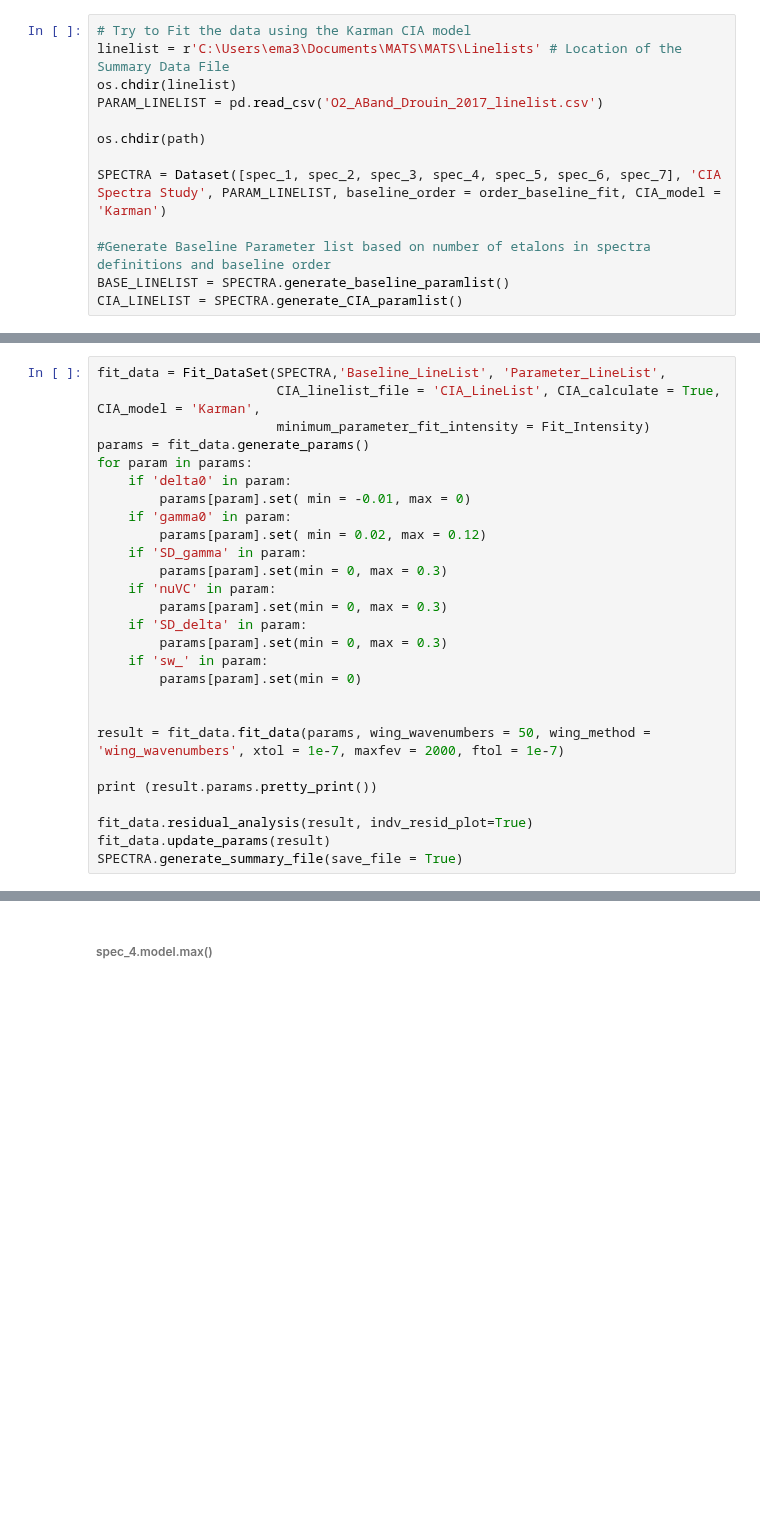
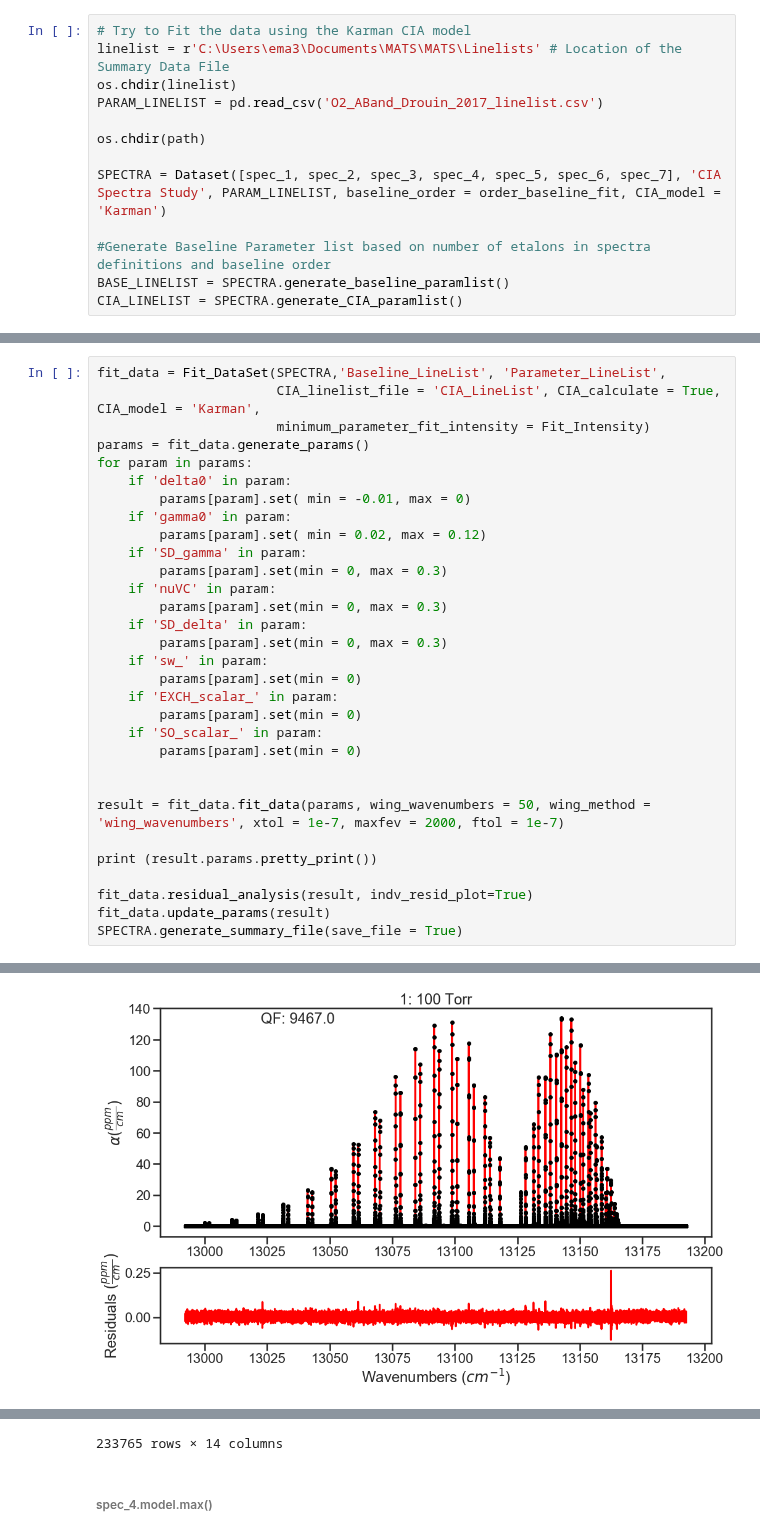
Before and after one commit to usnistgov/MATS, a Jupyter notebook: MATS/Examples/A-Band - CIA/Fitting_Protocol_ABand_CIA.ipynb, the cells around one changed output, grey strips where cells are left out. Cells and saved outputs as stored; diff of their text form; blank space fills up the shorter version.

```diff
--- a/MATS/Examples/A-Band - CIA/Fitting_Protocol_ABand_CIA.ipynb
+++ b/MATS/Examples/A-Band - CIA/Fitting_Protocol_ABand_CIA.ipynb
@@ -358,6 +357,10 @@ for param in params:
         params[param].set(min = 0, max = 0.3)
     if 'sw_' in param:
         params[param].set(min = 0)
+    if 'EXCH_scalar_' in param:
+        params[param].set(min = 0)
+    if 'SO_scalar_' in param:
+        params[param].set(min = 0)
 
 
 result = fit_data.fit_data(params, wing_wavenumbers = 50, wing_method = 'wing_wavenumbers', xtol = 1e-7, maxfev = 2000, ftol = 1e-7)
@@ -367,3 +370,4 @@ print (result.params.pretty_print())
 fit_data.residual_analysis(result, indv_resid_plot=True)
 fit_data.update_params(result)
 SPECTRA.generate_summary_file(save_file = True)
+# %% [output]
@@ -369,0 +391 @@ SPECTRA.generate_summary_file(save_file = True)
+[figure, added]
@@ -370,2 +410,3 @@ SPECTRA.generate_summary_file(save_file = True)
+233765 rows × 14 columns
 # %% [markdown]
 ###### spec_4.model.max()
```
Also changed, not shown: parts of 3 cells of this notebook, 9 other files.
